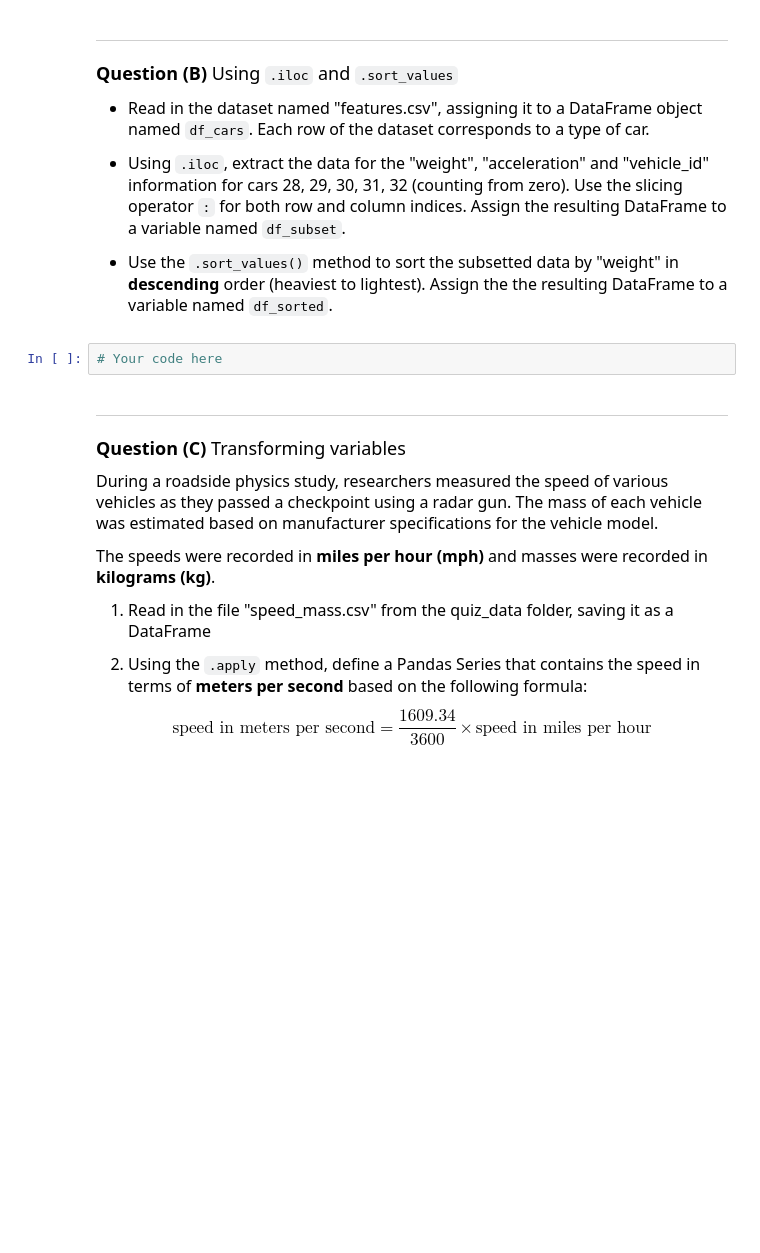
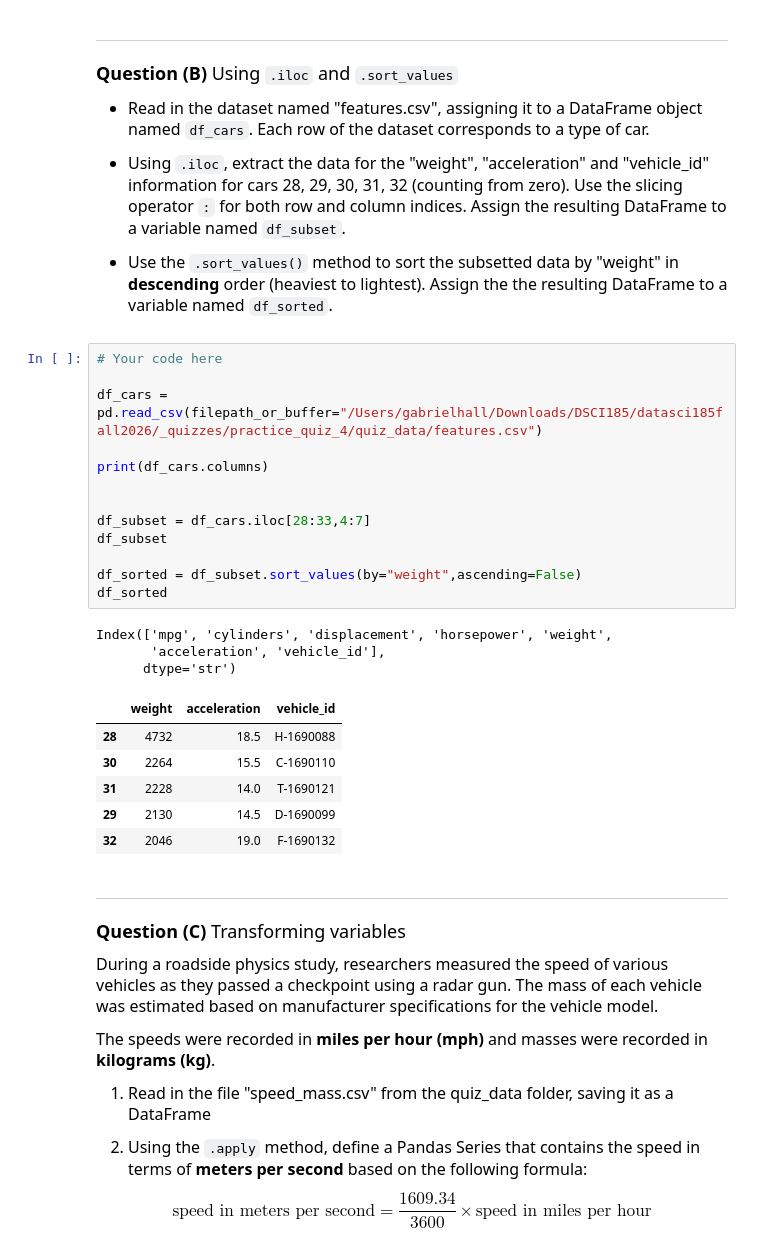
Before and after one commit to Gabe3741/datasci185fall2026, a Jupyter notebook: _quizzes/practice_quiz_4/practice_quiz_4.ipynb, the cells around one changed output. Cells and saved outputs as stored; diff of their text form; blank space fills up the shorter version.

```diff
--- a/_quizzes/practice_quiz_4/practice_quiz_4.ipynb
+++ b/_quizzes/practice_quiz_4/practice_quiz_4.ipynb
@@ -36,6 +55,27 @@ ______________________
 - Use the `.sort_values()` method to sort the subsetted data by "weight" in **descending** order (heaviest to lightest). Assign the the resulting DataFrame to a variable named `df_sorted`.
 # %%
 # Your code here
+
+df_cars = pd.read_csv(filepath_or_buffer="/Users/gabrielhall/Downloads/DSCI185/datasci185fall2026/_quizzes/practice_quiz_4/quiz_data/features.csv")
+
+print(df_cars.columns)
+
+
+df_subset = df_cars.iloc[28:33,4:7]
+df_subset
+
+df_sorted = df_subset.sort_values(by="weight",ascending=False)
+df_sorted
+# %% [output]
+Index(['mpg', 'cylinders', 'displacement', 'horsepower', 'weight',
+       'acceleration', 'vehicle_id'],
+      dtype='str')
+|  | weight | acceleration | vehicle_id |
+| 28 | 4732 | 18.5 | H-1690088 |
+| 30 | 2264 | 15.5 | C-1690110 |
+| 31 | 2228 | 14.0 | T-1690121 |
+| 29 | 2130 | 14.5 | D-1690099 |
+| 32 | 2046 | 19.0 | F-1690132 |
 # %% [markdown]
 ______________________
 
```
Also changed, not shown: parts of 12 cells of this notebook, 1 other file.
